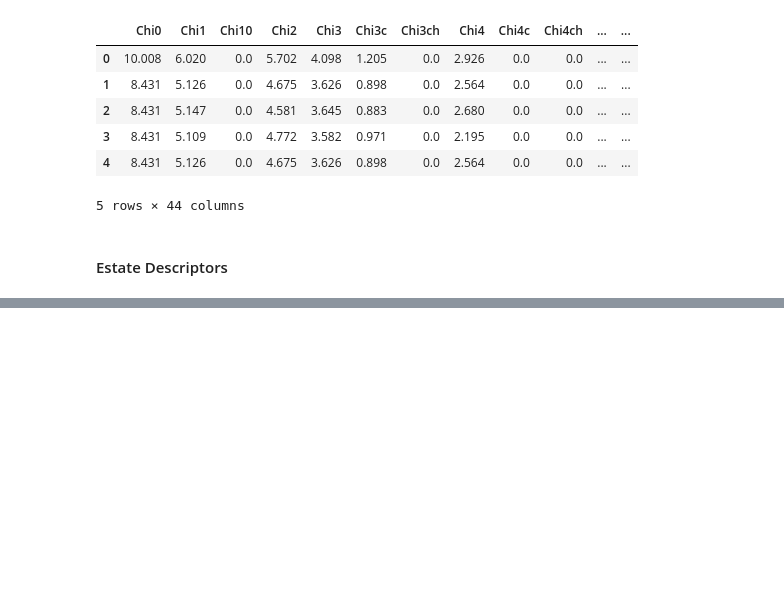
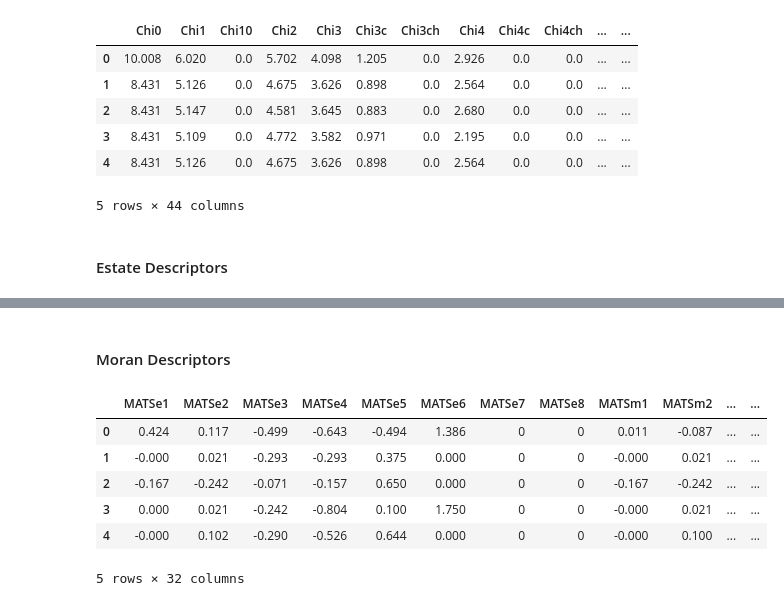
Before and after one commit to BeckResearchLab/PyMolSAR, a Jupyter notebook: examples/usp inhibition/Descriptors Calculation.ipynb, the cells around one changed output, grey strips where cells are left out. Drawn from its saved outputs; the diff is of its cells as text; code cells hidden in the pictures; blank space fills up the shorter version.

```diff
--- a/examples/usp inhibition/Descriptors Calculation.ipynb
+++ b/examples/usp inhibition/Descriptors Calculation.ipynb
@@ -119,0 +180,15 @@ ModuleNotFoundError: No module named 'AtomTypes'
+# %% [markdown]
+#### Moran Descriptors
+# %%
+from smdt import moran
+moran_descriptors = moran.GetMoranAuto(df_x.head())
+moran_descriptors.to_csv('Moran_Descriptors',encoding='utf-8')
+moran_descriptors.head()
+# %% [output]
+|  | MATSe1 | MATSe2 | MATSe3 | MATSe4 | MATSe5 | MATSe6 | MATSe7 | MATSe8 | MATSm1 | MATSm2 | ... | ... |
+| 0 | 0.424 | 0.117 | -0.499 | -0.643 | -0.494 | 1.386 | 0 | 0 | 0.011 | -0.087 | ... | ... |
+| 1 | -0.000 | 0.021 | -0.293 | -0.293 | 0.375 | 0.000 | 0 | 0 | -0.000 | 0.021 | ... | ... |
+| 2 | -0.167 | -0.242 | -0.071 | -0.157 | 0.650 | 0.000 | 0 | 0 | -0.167 | -0.242 | ... | ... |
+| 3 | 0.000 | 0.021 | -0.242 | -0.804 | 0.100 | 1.750 | 0 | 0 | -0.000 | 0.021 | ... | ... |
+| 4 | -0.000 | 0.102 | -0.290 | -0.526 | 0.644 | 0.000 | 0 | 0 | -0.000 | 0.100 | ... | ... |
+5 rows × 32 columns
```
Also changed, not shown: parts of 20 cells of this notebook, 32 other files.
